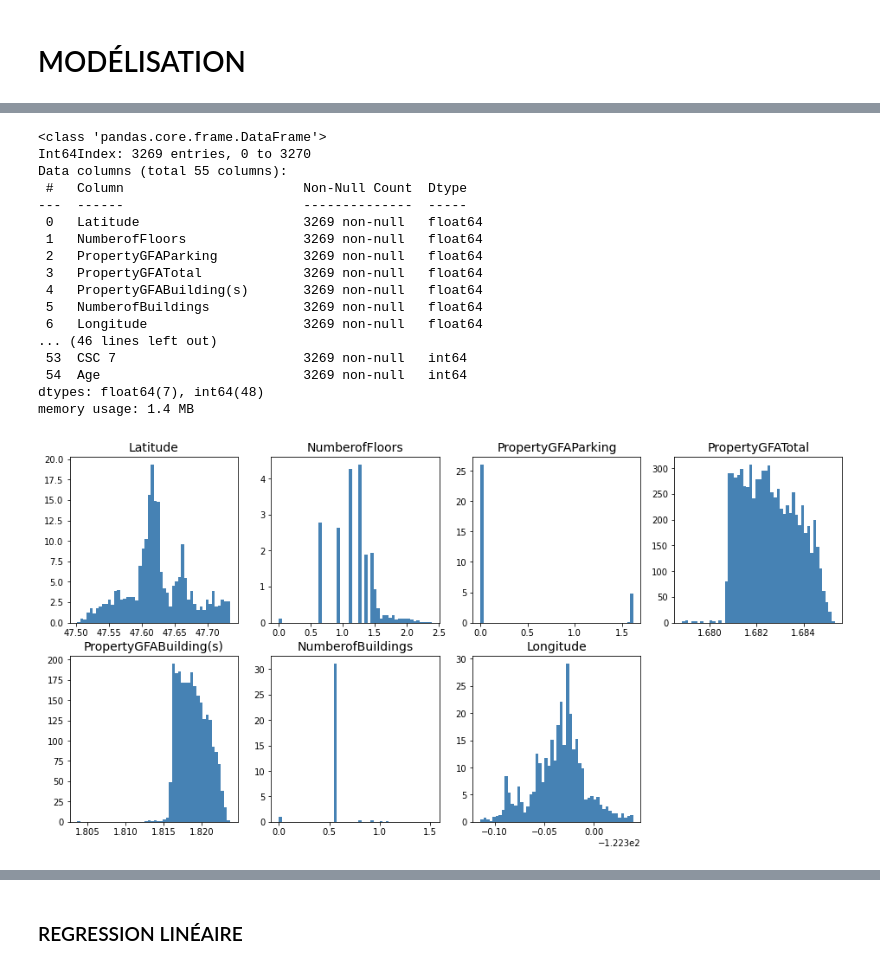
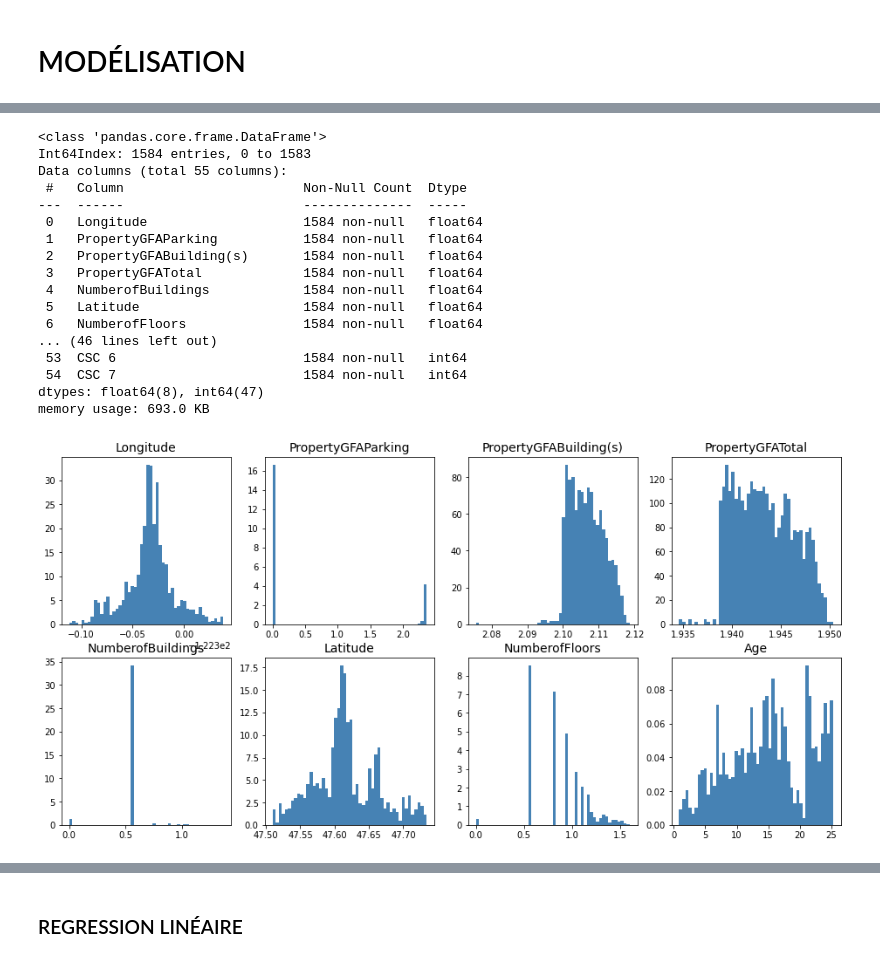
Before and after one commit to ThomasFavrel/OC-P4, a Jupyter notebook: p4_modelisation.ipynb, the cells around one changed output, grey strips where cells are left out. Cells and saved outputs as stored; diff of their text form; code cells hidden in the pictures.

```diff
--- a/p4_modelisation.ipynb
+++ b/p4_modelisation.ipynb
@@ -33,5 +39,7 @@ def Return_Erreur(Y_test,y_pred):
 # %%
 df = pd.read_csv('df_clean.csv')
+# %%
+df = pd.read_csv('df_clean_nonRes.csv')
 # %%
 # df = pd.read_csv('df.csv')
 # df.shape
@@ -79,38 +91,40 @@ data.drop(columns=['BuildingType',
                    'CouncilDistrictCode'],
          axis=1,
          inplace=True)
+# %%
+data.drop(columns=['RecentUpgrade'], axis=1, inplace=True)
 # %%
 data.info()
 # %% [output]
 <class 'pandas.core.frame.DataFrame'>
-Int64Index: 3269 entries, 0 to 3270
+Int64Index: 1584 entries, 0 to 1583
 Data columns (total 55 columns):
  #   Column                       Non-Null Count  Dtype
 ---  ------                       --------------  -----
- 0   Latitude                     3269 non-null   float64
- 1   NumberofFloors               3269 non-null   float64
- 2   PropertyGFAParking           3269 non-null   float64
- 3   PropertyGFATotal             3269 non-null   float64
- 4   PropertyGFABuilding(s)       3269 non-null   float64
- 5   NumberofBuildings            3269 non-null   float64
- 6   Longitude                    3269 non-null   float64
+ 0   Longitude                    1584 non-null   float64
+ 1   PropertyGFAParking           1584 non-null   float64
+ 2   PropertyGFABuilding(s)       1584 non-null   float64
+ 3   PropertyGFATotal             1584 non-null   float64
+ 4   NumberofBuildings            1584 non-null   float64
+ 5   Latitude                     1584 non-null   float64
+ 6   NumberofFloors               1584 non-null   float64
 ... (46 lines left out)
- 53  CSC 7                        3269 non-null   int64
- 54  Age                          3269 non-null   int64
-dtypes: float64(7), int64(48)
-memory usage: 1.4 MB
+ 53  CSC 6                        1584 non-null   int64
+ 54  CSC 7                        1584 non-null   int64
+dtypes: float64(8), int64(47)
+memory usage: 693.0 KB
 # %%
 X = data.values
 y_e = df['SiteEnergyUse(kBtu)'].values
 y_g = df['TotalGHGEmissions'].values
 # %%
 fig = plt.figure(figsize=(16, 12))
-for feat_idx in range(data.loc[:, :'Longitude'].shape[1]):
+for feat_idx in range(data.loc[:, :'Age'].shape[1]):
     ax = fig.add_subplot(3,4, (feat_idx+1))
     h = ax.hist(X[:, feat_idx], bins=50, color='steelblue', density=True, edgecolor='none')
     ax.set_title(data.columns[feat_idx], fontsize=14)
 # %% [output]
-[figure, old version]
+[figure, new version]
 # %%
 std_scale = preprocessing.StandardScaler().fit(X)
 X = std_scale.transform(X)
```
Also changed, not shown: parts of 71 cells of this notebook, 3 other files.
